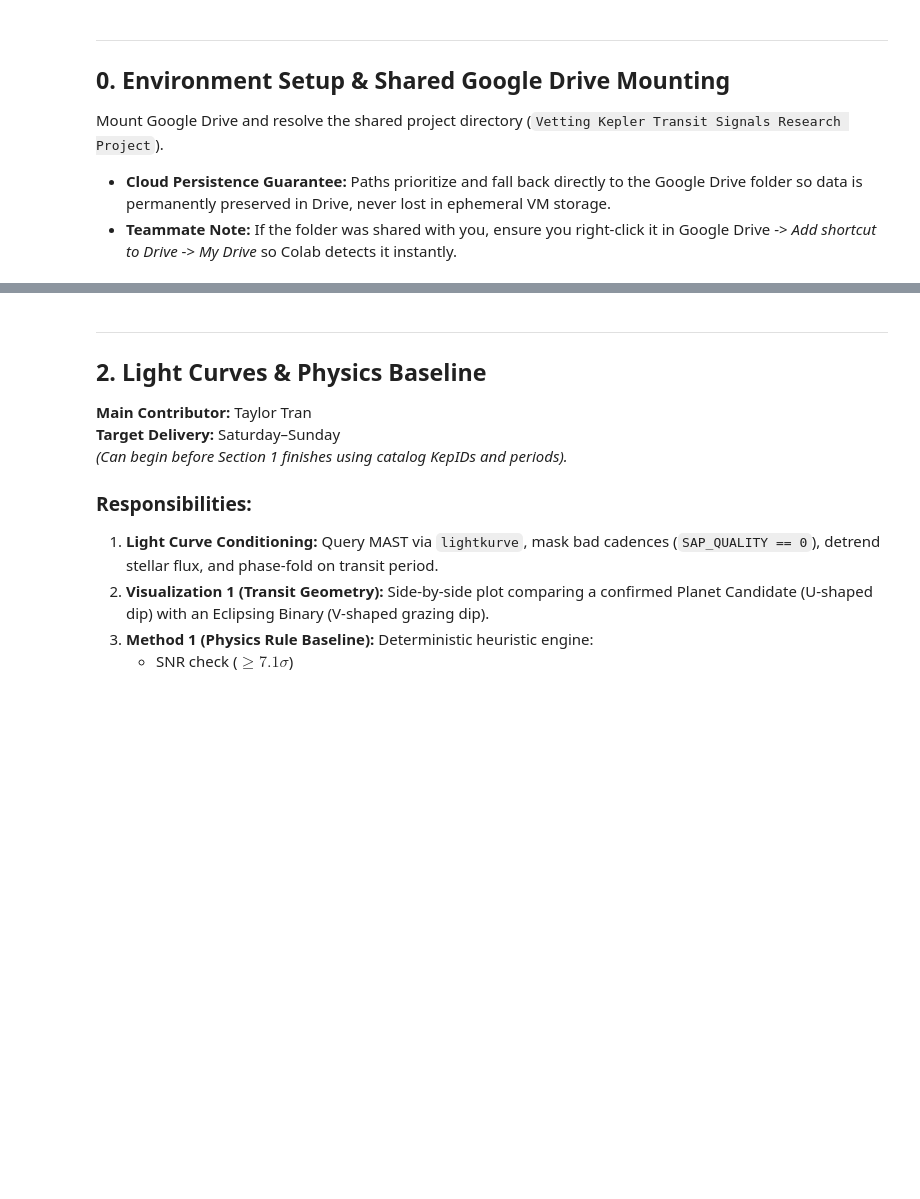
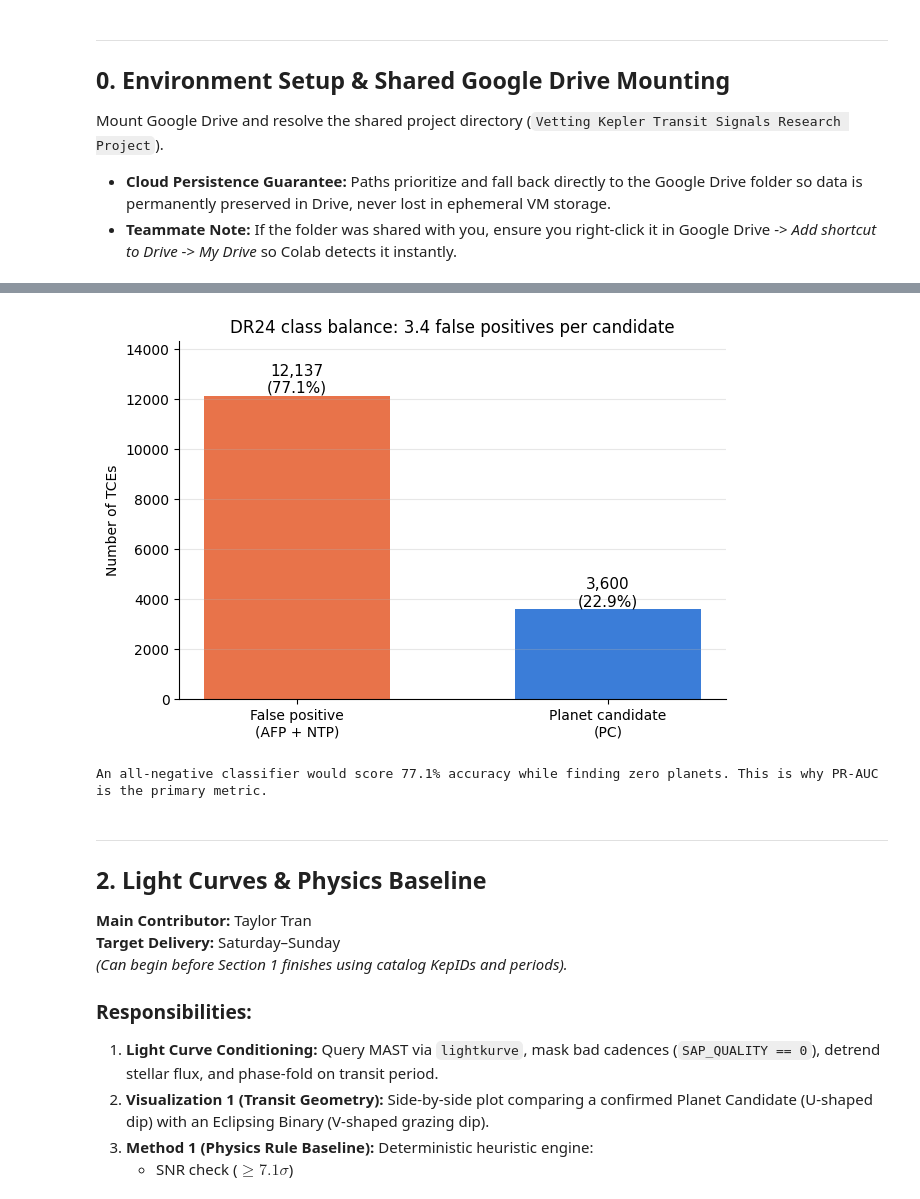
Before and after one commit to RileyMarek/kepler-exoplanet-hunter, a Jupyter notebook: Main_Workspace_Vetting_Kepler_Transit_Signals.ipynb, the cells around one changed output, grey strips where cells are left out. Saved outputs shown, nothing was run; the diff lists cells and outputs as text; code cells hidden in the pictures; blank space fills up the shorter version.

```diff
--- a/Main_Workspace_Vetting_Kepler_Transit_Signals.ipynb
+++ b/Main_Workspace_Vetting_Kepler_Transit_Signals.ipynb
@@ -110,15 +117,13 @@ CATALOG = os.path.join(DATA_DIR, "q1_q17_dr24_tce.csv")
 RANDOM_STATE = 42
 # %%
 # [Section 1.1 - Jackson Lusk] Ingestion & Target Label Mapping
-import os
-import numpy as np
-import pandas as pd
 
-DATA_DIR = "data"
-os.makedirs(DATA_DIR, exist_ok=True)
+BASE_DIR = "/content/drive/MyDrive/Vetting Kepler Transit Signals Research Project"
+DATA_DIR = os.path.join(BASE_DIR, "data")
 CATALOG = os.path.join(DATA_DIR, "q1_q17_dr24_tce.csv")
-RANDOM_STATE = 42
+print(os.path.exists(CATALOG), CATALOG)
 
+CATALOG = os.path.join(DATA_DIR, "q1_q17_dr24_tce.csv")
 LABEL_MAP = {"PC": 1, "AFP": 0, "NTP": 0}
 
 
@@ -263,3 +324,31 @@ print(f"\nfinal: {df.shape[0]:,} rows x {len(FEATURES)} features")
+# %%
+# [Section 1.4 - Jackson Lusk] Class Imbalance Distribution Plot
+counts = df["target"].value_counts().sort_index()
+ratio = counts[0] / counts[1]
+
+fig, ax = plt.subplots(figsize=(6.5, 4.5))
+bars = ax.bar(["False positive\n(AFP + NTP)", "Planet candidate\n(PC)"],
+              counts.values, color=["#E8734A", "#3B7DD8"], width=0.6)
+
+for b, v in zip(bars, counts.values):
+    ax.text(b.get_x() + b.get_width() / 2, v,
+            f"{v:,}\n({100*v/len(df):.1f}%)",
+            ha="center", va="bottom", fontsize=11)
+
+ax.set_ylabel("Number of TCEs")
+ax.set_title(f"DR24 class balance: {ratio:.1f} false positives per candidate")
+ax.set_ylim(0, counts.max() * 1.18)
+ax.spines[["top", "right"]].set_visible(False)
+ax.grid(axis="y", alpha=0.3)
+plt.tight_layout()
+plt.savefig(os.path.join(DATA_DIR, "class_balance.png"), dpi=150)
+plt.show()
+
+print(f"An all-negative classifier would score {100*counts[0]/len(df):.1f}% accuracy "
+      f"while finding zero planets. This is why PR-AUC is the primary metric.")
+# %% [output]
+[figure, added]
+An all-negative classifier would score 77.1% accuracy while finding zero planets. This is why PR-AUC is the primary metric.
 # %% [markdown]
 ---
 ## 2. Light Curves & Physics Baseline
```
Also changed, not shown: parts of 8 cells of this notebook.
